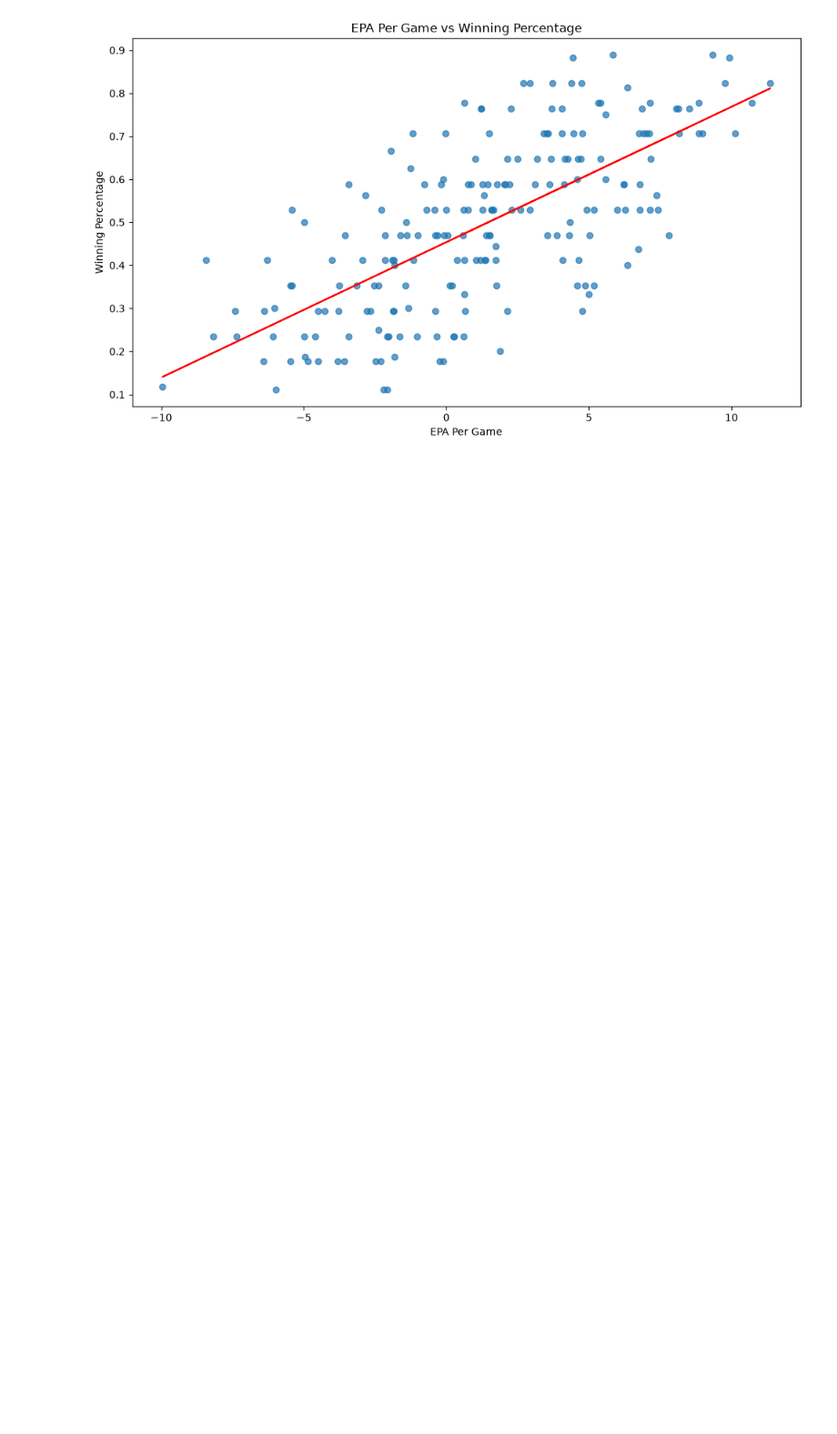
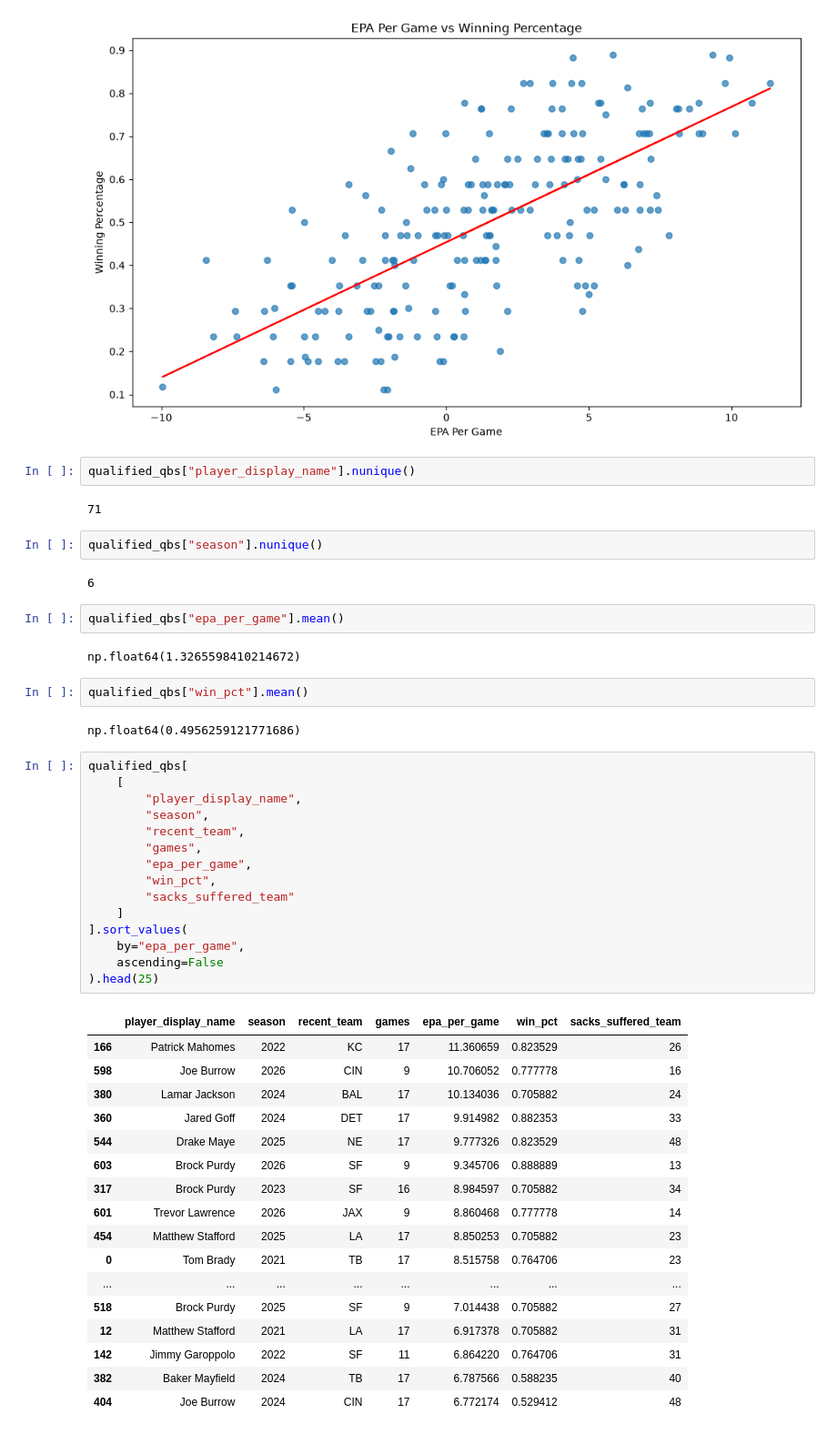
Before and after one commit to dhay2003/quarterback-impact-analysis, a Jupyter notebook: notebooks/qb_multi_season_analysis.ipynb, the cells around one changed output. Shown at 91% size. Cells and saved outputs as stored; diff of their text form; blank space fills up the shorter version.

```diff
--- a/notebooks/qb_multi_season_analysis.ipynb
+++ b/notebooks/qb_multi_season_analysis.ipynb
@@ -1159,3 +1159,52 @@ plt.savefig(
 plt.show()
 # %% [output]
 [figure]
+# %%
+qualified_qbs["player_display_name"].nunique()
+# %% [output]
+71
+# %%
+qualified_qbs["season"].nunique()
+# %% [output]
+6
+# %%
+qualified_qbs["epa_per_game"].mean()
+# %% [output]
+np.float64(1.3265598410214672)
+# %%
+qualified_qbs["win_pct"].mean()
+# %% [output]
+np.float64(0.4956259121771686)
+# %%
+qualified_qbs[
+    [
+        "player_display_name",
+        "season",
+        "recent_team",
+        "games",
+        "epa_per_game",
+        "win_pct",
+        "sacks_suffered_team"
+    ]
+].sort_values(
+    by="epa_per_game",
+    ascending=False
+).head(25)
+# %% [output]
+|  | player_display_name | season | recent_team | games | epa_per_game | win_pct | sacks_suffered_team |
+| 166 | Patrick Mahomes | 2022 | KC | 17 | 11.360659 | 0.823529 | 26 |
+| 598 | Joe Burrow | 2026 | CIN | 9 | 10.706052 | 0.777778 | 16 |
+| 380 | Lamar Jackson | 2024 | BAL | 17 | 10.134036 | 0.705882 | 24 |
+| 360 | Jared Goff | 2024 | DET | 17 | 9.914982 | 0.882353 | 33 |
+| 544 | Drake Maye | 2025 | NE | 17 | 9.777326 | 0.823529 | 48 |
+| 603 | Brock Purdy | 2026 | SF | 9 | 9.345706 | 0.888889 | 13 |
+| 317 | Brock Purdy | 2023 | SF | 16 | 8.984597 | 0.705882 | 34 |
+| 601 | Trevor Lawrence | 2026 | JAX | 9 | 8.860468 | 0.777778 | 14 |
+| 454 | Matthew Stafford | 2025 | LA | 17 | 8.850253 | 0.705882 | 23 |
+| 0 | Tom Brady | 2021 | TB | 17 | 8.515758 | 0.764706 | 23 |
+| ... | ... | ... | ... | ... | ... | ... | ... |
+| 518 | Brock Purdy | 2025 | SF | 9 | 7.014438 | 0.705882 | 27 |
+| 12 | Matthew Stafford | 2021 | LA | 17 | 6.917378 | 0.705882 | 31 |
+| 142 | Jimmy Garoppolo | 2022 | SF | 11 | 6.864220 | 0.764706 | 31 |
+| 382 | Baker Mayfield | 2024 | TB | 17 | 6.787566 | 0.588235 | 40 |
+| 404 | Joe Burrow | 2024 | CIN | 17 | 6.772174 | 0.529412 | 48 |
```
Also changed, not shown: parts of 1 cell of this notebook, 1 other file.
